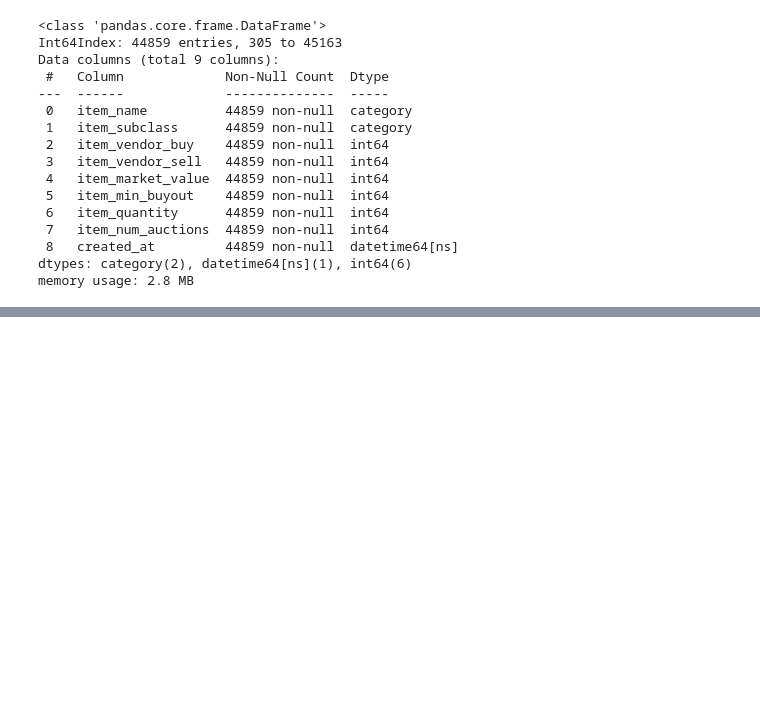
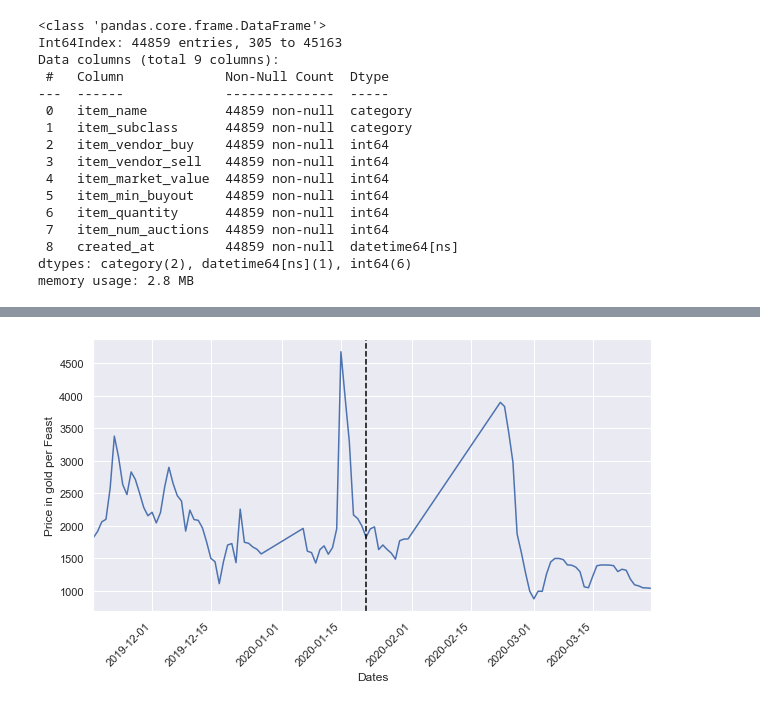
Before and after one commit to lukzmu/data-science, a Jupyter notebook: Other/World of Warcraft Auction House/notebook.ipynb, the cells around one changed output, grey strips where cells are left out. Drawn from its saved outputs; the diff is of its cells as text; code cells hidden in the pictures; blank space fills up the shorter version.

```diff
--- a/Other/World of Warcraft Auction House/notebook.ipynb
+++ b/Other/World of Warcraft Auction House/notebook.ipynb
@@ -134,0 +287,20 @@ memory usage: 2.1 MB
+# %%
+# The same but for Feasts
+plt.figure(figsize=(10,5))
+ax = sns.lineplot(
+    x='created_at',
+    y='item_min_buyout',
+    data=wow_daily_feast
+)
+ax.set_xlim(wow_daily_feast['created_at'].min(), wow_daily_feast['created_at'].max())
+ax.set_xlabel('Dates')
+ax.set_ylabel('Price in gold per Feast')
+plt.xticks(
+    rotation=45,
+    horizontalalignment='right',
+    fontweight='light',
+),
+plt.axvline(NYALOTHA_RELEASE, color='black', linestyle='--', label='Ny\'alotha')
+plt.show()
+# %% [output]
+[figure, added]
```
Also changed, not shown: parts of 23 cells of this notebook.
